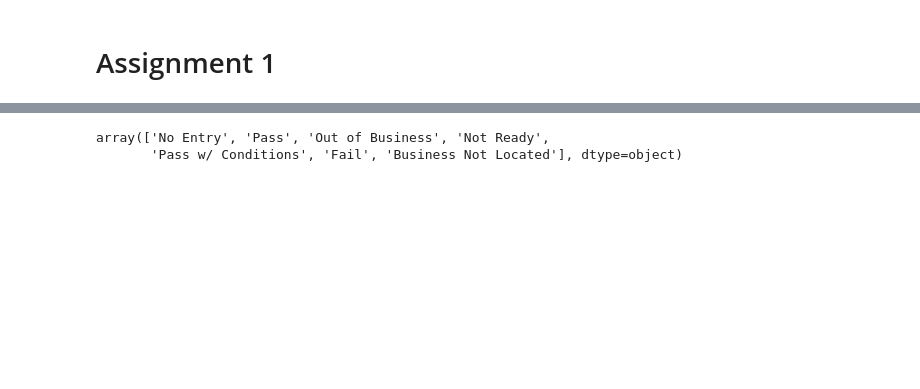
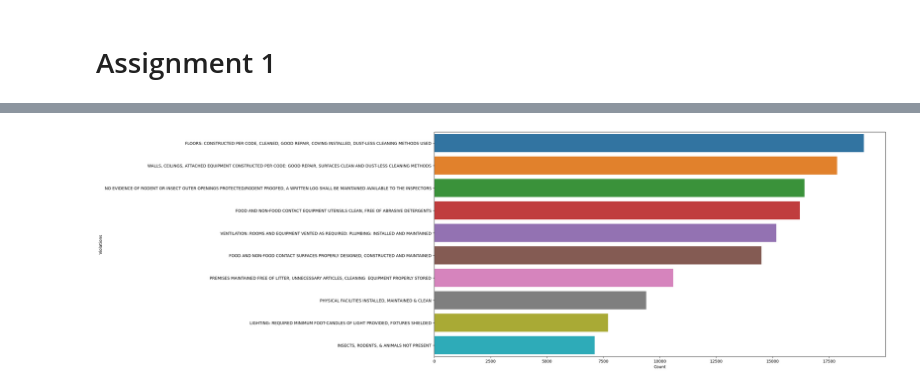
Before and after one commit to vishal-parameswaran/University-of-Chicago, a Jupyter notebook: Natural Language Processing and Cognitive Computing/Assignment 1/code/Assignment_1.ipynb, the cells around one changed output, grey strips where cells are left out. Cells and saved outputs as stored; diff of their text form; code cells hidden in the pictures; blank space fills up the shorter version.

```diff
--- a/Natural Language Processing and Cognitive Computing/Assignment 1/code/Assignment_1.ipynb
+++ b/Natural Language Processing and Cognitive Computing/Assignment 1/code/Assignment_1.ipynb
@@ -18,10 +18,20 @@ food_inspection_data.head()
 | 2 | 2563279 | SH GRILL | SH GRILL | 2863054.0 | Catering | Risk 1 (High) | 167 N GREEN ST | CHICAGO | IL | ... |
 | 3 | 2562053 | SUBWAY | SUBWAY | 2863267.0 | Restaurant | Risk 1 (High) | 4351 W ARMITAGE AVE | CHICAGO | IL | ... |
 | 4 | 2560592 | PROVARE CHICAGO | PROVARE CHICAGO | 2796734.0 | Restaurant | Risk 1 (High) | 1421 W CHICAGO AVE | CHICAGO | IL | ... |
-# %%
-food_inspection_data["Results"].unique()
-# %% [output]
-array(['No Entry', 'Pass', 'Out of Business', 'Not Ready',
-       'Pass w/ Conditions', 'Fail', 'Business Not Located'], dtype=object)
 # %%
 failed_inspection_data = food_inspection_data[(food_inspection_data["Results"]=="Fail") & (food_inspection_data["Violations"].notna())]
+# %%
+def extract_descriptions(violation):
+    split_violations = violation.split(sep="|")
+    regex_values = []
+    pattern = r"(?<=\d\.).*(?= - Comments)"
+    for i in split_violations:
+        regex = re.search(pattern,i)
+        if regex is None:
+            string = i.strip()
+            string = re.sub(r"(\d{1,3}. )","",string)
+            regex_values.append(string)
+        else:
+            string  = i[regex.start(0):regex.end(0)].strip()
+            regex_values.append(string)
+    return '|'.join(regex_values)
@@ -28 +41,9 @@ failed_inspection_data = food_inspection_data[(food_inspection_data["Results"]==
+# %%
+sums = pd.DataFrame(description_extract_df.sum(axis=0),columns=["Count"]).sort_values(by="Count",ascending=False)
+sums.reset_index(inplace=True)
+sums = sums.rename(columns = {'index':'Violations'})
+fig,axs = plt.subplots(1,1,figsize=(20,10))
+top_violations = sns.barplot(data=sums[:10],x="Count",y="Violations",ax=axs)
+# %% [output]
+[figure, added]
 # %%
```
Also changed, not shown: parts of 14 cells of this notebook, 1 other file.
